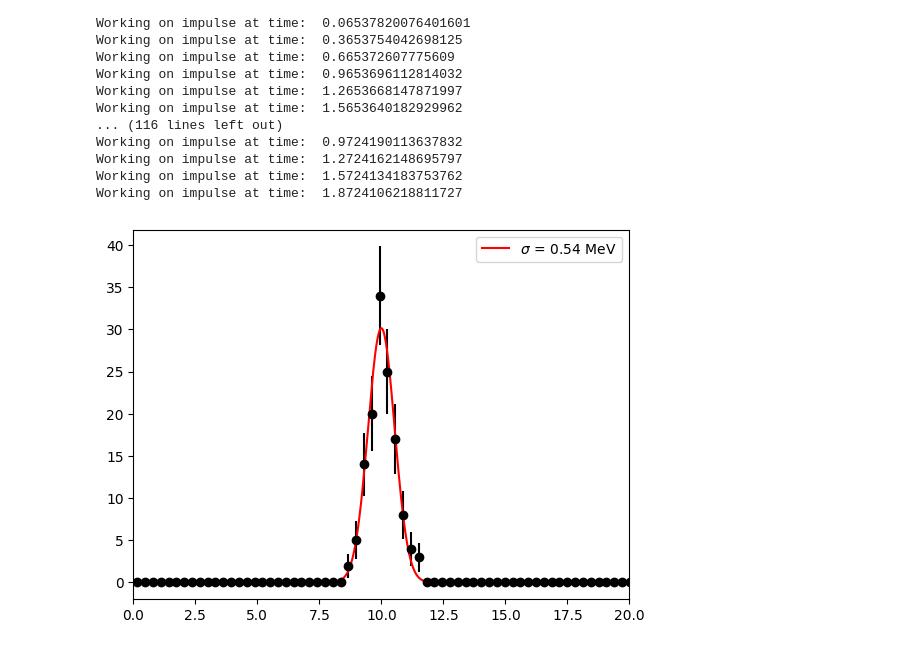
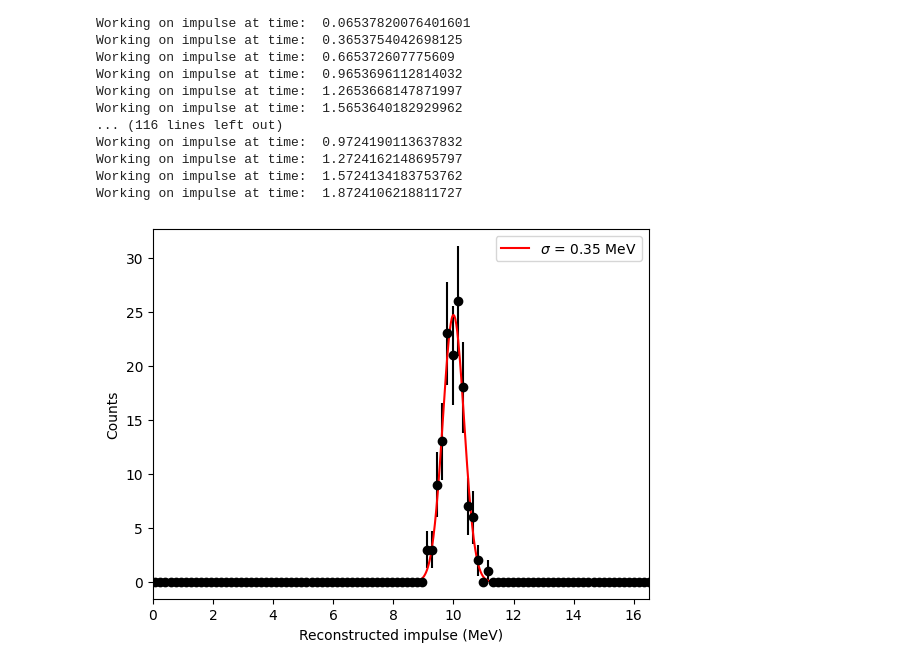
Before and after one commit to Moore-Lab/nanospheres, a Jupyter notebook: analysis/impulse_analysis/analyze_calibration_impulses.ipynb, the cells around one changed output. Cells and saved outputs as stored; diff of their text form; code cells hidden in the pictures.

```diff
--- a/analysis/impulse_analysis/analyze_calibration_impulses.ipynb
+++ b/analysis/impulse_analysis/analyze_calibration_impulses.ipynb
@@ -21,7 +21,7 @@ print(data_files)
 # %%
 importlib.reload(ns)
 
-filt_band = [25e3, 200e3]
+filt_band = [25e3, 100e3]
 wind_size = 1e-3 ## fitting window in seconds
 omega0 = 2*np.pi*64.5e3 ## resonant frequency guess
 
@@ -49,7 +49,7 @@ for data_file in data_files:
 
 
         #amp, fail_flag = ns.fit_data_impulse(time, filtered_data, curr_window, p0_guess=[], drive=drive, make_plot=True, plot_guess=False)
-        amp, amp_lp, f0, gamma = ns.deconvolve_force_amp(time, filtered_data, curr_window, lp_freq=100e3, make_plot=False)
+        amp, amp_lp, f0, gamma = ns.deconvolve_force_amp(time, filtered_data, curr_window, lp_freq=140e3, make_plot=False)
 
         fit_amps.append([amp, amp_lp, f0, gamma])
 
@@ -76,21 +76,23 @@ Working on impulse at time:  1.8724106218811727
 def gauss(x, A, mu, sigma):
     return A*np.exp(-(x-mu)**2/(2*sigma**2))
 # %%
-bins = np.linspace(0, 0.07, 80)
+bins = np.linspace(0, np.max(np.abs(fit_amps[:,1]))*1.5, 100)
 hh, be = np.histogram(np.abs(fit_amps[:,1]), bins=bins)
 bc = 0.5*(be[1:]+be[:-1])
 
 gp, gcov = op.curve_fit(gauss, bc, hh, p0=[np.max(hh), np.mean(bc), np.std(bc)])
 
 cal_fac = 10.0/gp[1]
 
-xx = np.linspace(0,0.07,1000)
+xx = np.linspace(0,np.max(bc),1000)
 
 plt.figure()
 plt.errorbar(bc*cal_fac, hh, yerr=np.sqrt(hh), fmt='ko')
 plt.plot(xx*cal_fac, gauss(xx, *gp), 'r', label="$\sigma$ = %.2f MeV" % (gp[2]*cal_fac))
-plt.xlim(0,20)
+plt.xlim(0,np.max(bc)*cal_fac)
+plt.xlabel("Reconstructed impulse (MeV)")
+plt.ylabel("Counts")
 plt.legend()
 plt.show()
 # %% [output]
-[figure, old version]
+[figure, new version]
```
Also changed, not shown: 1 other file.
